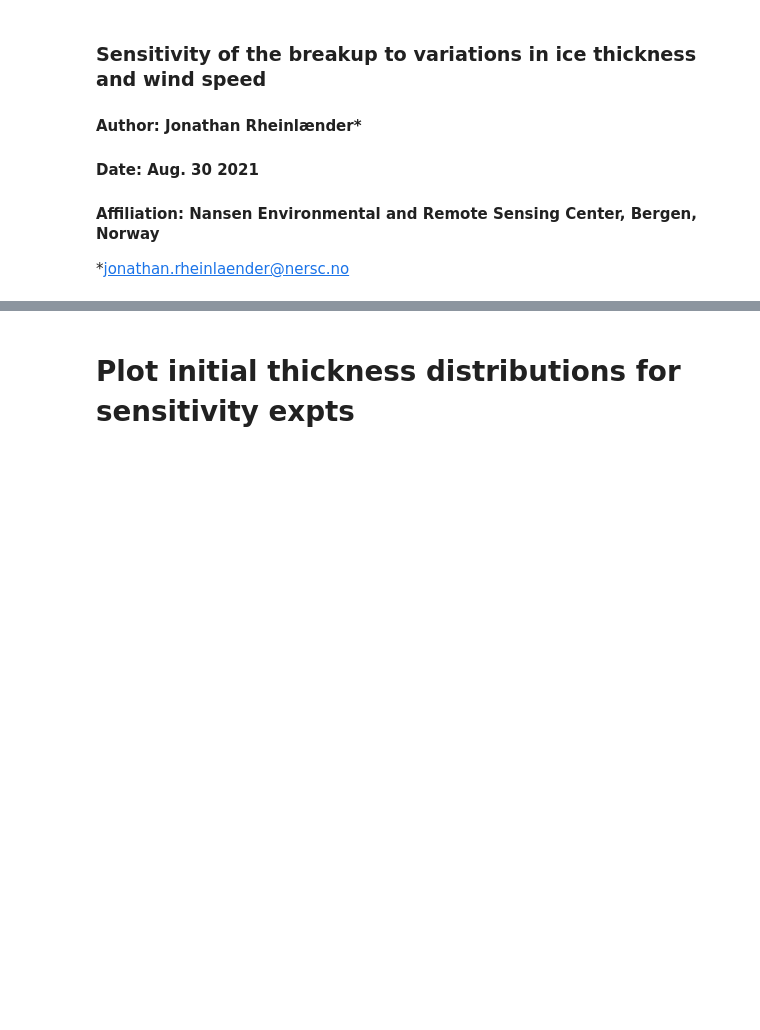
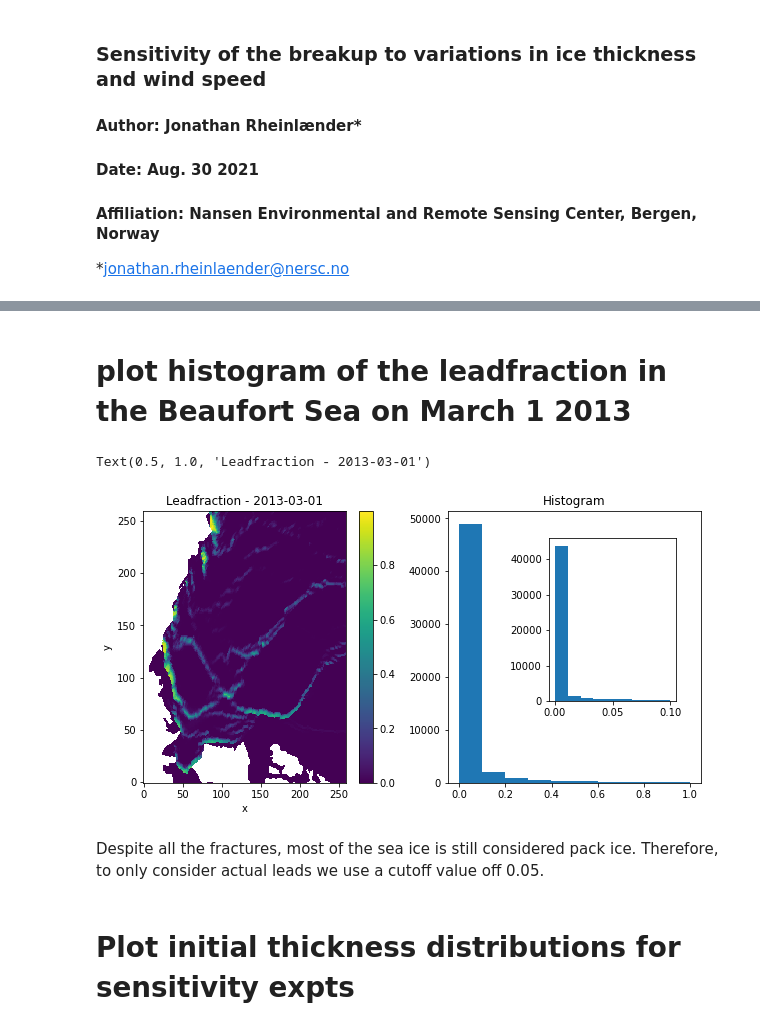
Before and after one commit to rheinlender/seaice-breakup-grl, a Jupyter notebook: plotting-scripts/plot_wspeed_icevel_leadfraction_sensitivity-expts.ipynb, the cells around one changed output, grey strips where cells are left out. Saved outputs shown, nothing was run; the diff lists cells and outputs as text; code cells hidden in the pictures; blank space fills up the shorter version.

```diff
--- a/plotting-scripts/plot_wspeed_icevel_leadfraction_sensitivity-expts.ipynb
+++ b/plotting-scripts/plot_wspeed_icevel_leadfraction_sensitivity-expts.ipynb
@@ -152,6 +149,30 @@ time = ds0['time'].time.values.astype('datetime64[ms]').astype('O')
 # subset region: Beaufort Sea
 x0=0; x1=260
 y0=150; y1=410
+# %% [markdown]
+# plot histogram of the leadfraction in the Beaufort Sea on March 1 2013
+# %%
+bins = np.linspace(0,0.1,10)
+dto = "2013-03-01"
+
+sel = leadfraction.sel(x=slice(x0,x1), y=slice(y0,y1), time=dto)
+sel = sel.mean(axis=0) # daily average
+
+fig, axes = plt.subplots(figsize=(10,5),ncols=2)
+sel.plot.imshow(ax=axes[0])
+sel.plot.hist(ax=axes[1])
+
+# add inset axis (zoom in)
+axin1 = axes[1].inset_axes([0.4, 0.3, 0.5, 0.6])
+sel.plot.hist(ax=axin1, bins=bins)
+axin1.set_title('')
+
+axes[0].set_title("Leadfraction - 2013-03-01")
+# %% [output]
+Text(0.5, 1.0, 'Leadfraction - 2013-03-01')
+[figure, added]
+# %% [markdown]
+Despite all the fractures, most of the sea ice is still considered pack ice. Therefore, to only consider actual leads we use a cutoff value off 0.05.
 # %% [markdown]
 # Plot initial thickness distributions for sensitivity expts
 # %%
```
Also changed, not shown: parts of 6 cells of this notebook, 4 other files.
